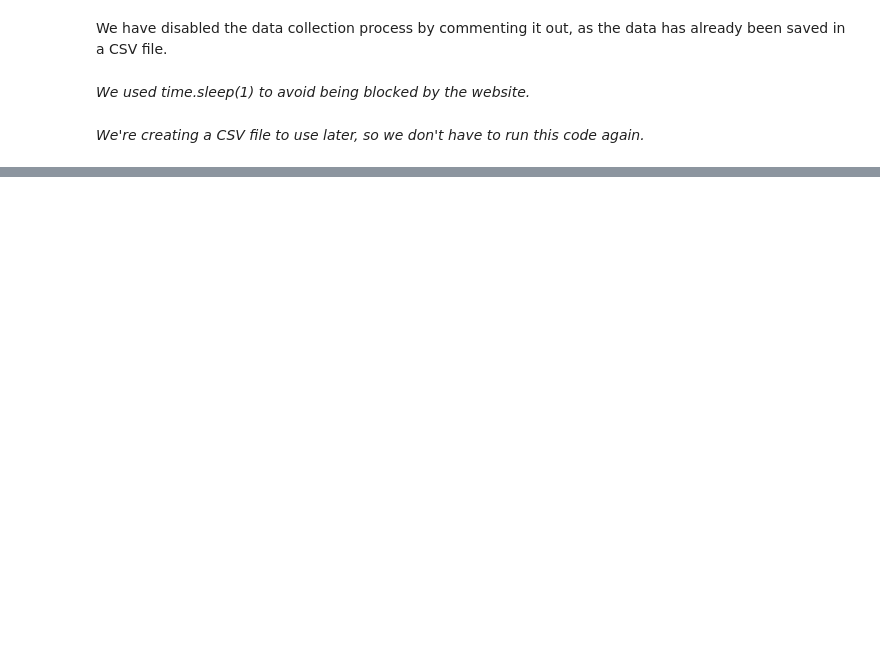
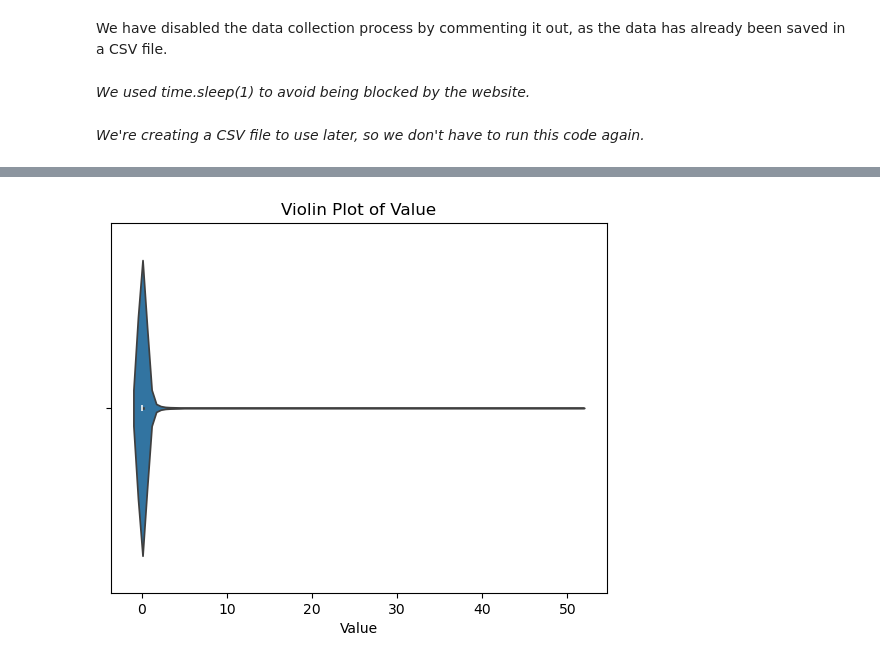
Before and after one commit to cs418-fa24/project-check-in-team-2, a Jupyter notebook: project_report.ipynb, the cells around one changed output, grey strips where cells are left out. Saved outputs shown, nothing was run; the diff lists cells and outputs as text; code cells hidden in the pictures; blank space fills up the shorter version.

```diff
--- a/project_report.ipynb
+++ b/project_report.ipynb
@@ -128,0 +239,7 @@ We have disabled the data collection process by commenting it out, as the data h
+# %%
+sns.violinplot(x=cleanedDataFrameWithoutOutlier["value"])
+plt.xlabel("Value")
+plt.title("Violin Plot of Value")
+plt.show()
+# %% [output]
+[figure, added]
```
Also changed, not shown: parts of 21 cells of this notebook.
